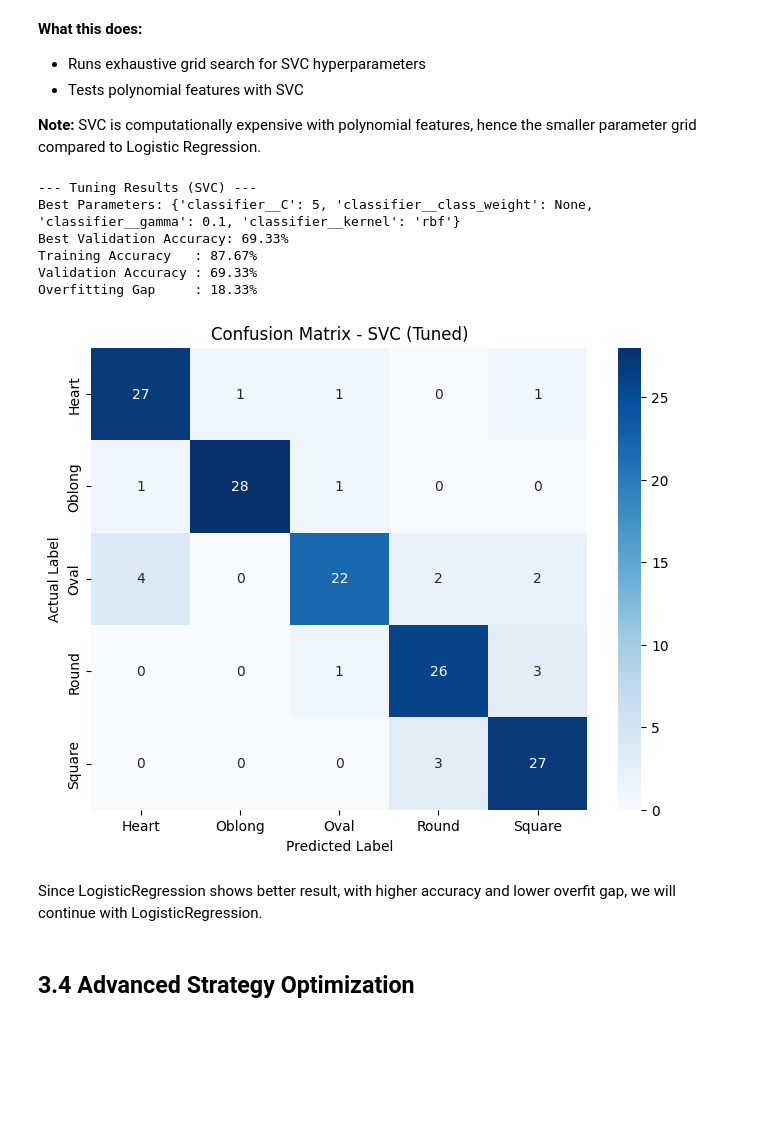
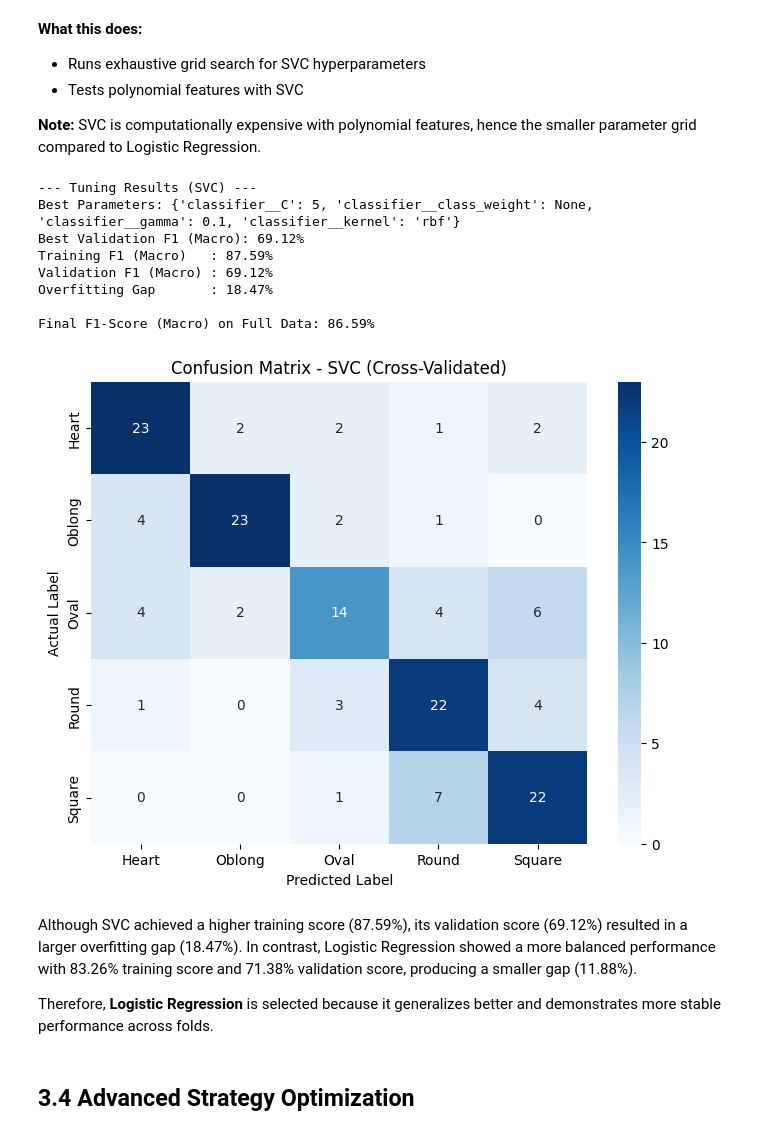
Before and after one commit to aryakasyahrezki/serona-ml, a Jupyter notebook: machine_learning_final/notebooks/model.ipynb, the cells around one changed output. Cells and saved outputs as stored; diff of their text form; code cells hidden in the pictures; blank space fills up the shorter version.

```diff
--- a/machine_learning_final/notebooks/model.ipynb
+++ b/machine_learning_final/notebooks/model.ipynb
@@ -583,7 +608,7 @@ grid_logreg = GridSearchCV(
     pipeline_logreg,
     param_grid,
     cv=5,
-    scoring='accuracy',
+    scoring='f1_macro',
     return_train_score=True,
     verbose=1,
     n_jobs=-1,
@@ -738,7 +795,7 @@ grid_svc = GridSearchCV(
     pipeline_svc,
     param_grid_svc,
     cv=5,
-    scoring='accuracy',
+    scoring='f1_macro',
     return_train_score=True,
     verbose=1,
     n_jobs=-1,
@@ -767,42 +824,74 @@ GridSearchCV(cv=5,
 **Note:** SVC is computationally expensive with polynomial features, hence the smaller parameter grid compared to Logistic Regression.
 # %%
 # ==========================================
-# 3. EVALUASI HASIL
+# 3. EVALUATION RESULTS
 # ==========================================
+
 print("\n--- Tuning Results (SVC) ---")
 print(f"Best Parameters: {grid_svc.best_params_}")
-print(f"Best Validation Accuracy: {grid_svc.best_score_ * 100:.2f}%")
+print(f"Best Validation F1 (Macro): {grid_svc.best_score_ * 100:.2f}%")
 
-# Analisis Overfitting (Gap)
+# Overfitting Analysis (Train vs Validation Gap)
 idx = grid_svc.best_index_
 mean_train = grid_svc.cv_results_['mean_train_score'][idx]
 mean_test = grid_svc.cv_results_['mean_test_score'][idx]
 
-print(f"Training Accuracy   : {mean_train * 100:.2f}%")
-print(f"Validation Accuracy : {mean_test * 100:.2f}%")
-print(f"Overfitting Gap     : {(mean_train - mean_test) * 100:.2f}%")
+print(f"Training F1 (Macro)   : {mean_train * 100:.2f}%")
+print(f"Validation F1 (Macro) : {mean_test * 100:.2f}%")
+print(f"Overfitting Gap       : {(mean_train - mean_test) * 100:.2f}%")
 
-# Visualisasi Confusion Matrix
+# ==========================================
+# Final Evaluation on Full Dataset
+# ==========================================
+
+from sklearn.metrics import f1_score
+
 target_names = le.classes_
+
 y_pred = grid_svc.predict(X)
+final_f1 = f1_score(y_encoded, y_pred, average="macro")
+
+print(f"\nFinal F1-Score (Macro) on Full Data: {final_f1 * 100:.2f}%")
+
+# ==========================================
+# Confusion Matrix Visualization
+# ==========================================
+
+y_pred_cv = cross_val_predict(
+    grid_svc.best_estimator_,
+    X,
+    y_encoded,
+    cv=5
+)
 
 plt.figure(figsize=(8, 6))
-sns.heatmap(confusion_matrix(y_encoded, y_pred), annot=True, fmt='d', cmap='Blues',
-            xticklabels=target_names, yticklabels=target_names)
-plt.title("Confusion Matrix - SVC (Tuned)")
+sns.heatmap(
+    confusion_matrix(y_encoded, y_pred_cv),
+    annot=True,
+    fmt='d',
+    cmap='Blues',
+    xticklabels=le.classes_,
+    yticklabels=le.classes_
+)
+
+plt.title("Confusion Matrix - SVC (Cross-Validated)")
 plt.ylabel('Actual Label')
 plt.xlabel('Predicted Label')
 plt.show()
 # %% [output]
 --- Tuning Results (SVC) ---
 Best Parameters: {'classifier__C': 5, 'classifier__class_weight': None, 'classifier__gamma': 0.1, 'classifier__kernel': 'rbf'}
-Best Validation Accuracy: 69.33%
-Training Accuracy   : 87.67%
-Validation Accuracy : 69.33%
-Overfitting Gap     : 18.33%
+Best Validation F1 (Macro): 69.12%
+Training F1 (Macro)   : 87.59%
+Validation F1 (Macro) : 69.12%
+Overfitting Gap       : 18.47%
+
+Final F1-Score (Macro) on Full Data: 86.59%
-[figure, old version]
+[figure, new version]
 # %% [markdown]
-Since LogisticRegression shows better result, with higher accuracy and lower overfit gap, we will continue with LogisticRegression.
+Although SVC achieved a higher training score (87.59%), its validation score (69.12%) resulted in a larger overfitting gap (18.47%). In contrast, Logistic Regression showed a more balanced performance with 83.26% training score and 71.38% validation score, producing a smaller gap (11.88%).
+
+Therefore, **Logistic Regression** is selected because it generalizes better and demonstrates more stable performance across folds.
 # %% [markdown]
 ## 3.4 Advanced Strategy Optimization
 # %%
```
Also changed, not shown: parts of 38 cells of this notebook, 13 other files.
